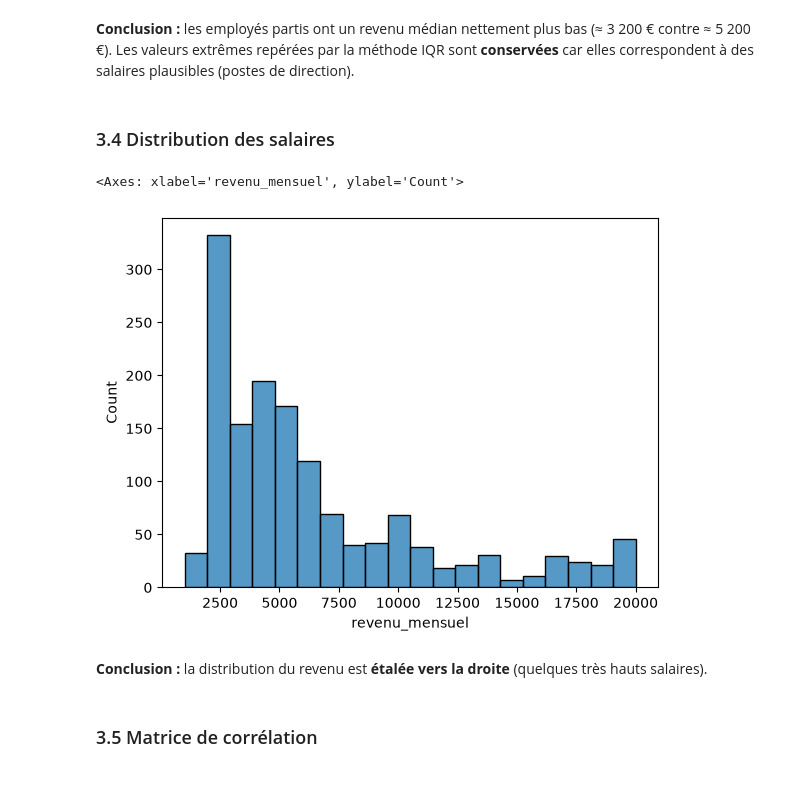
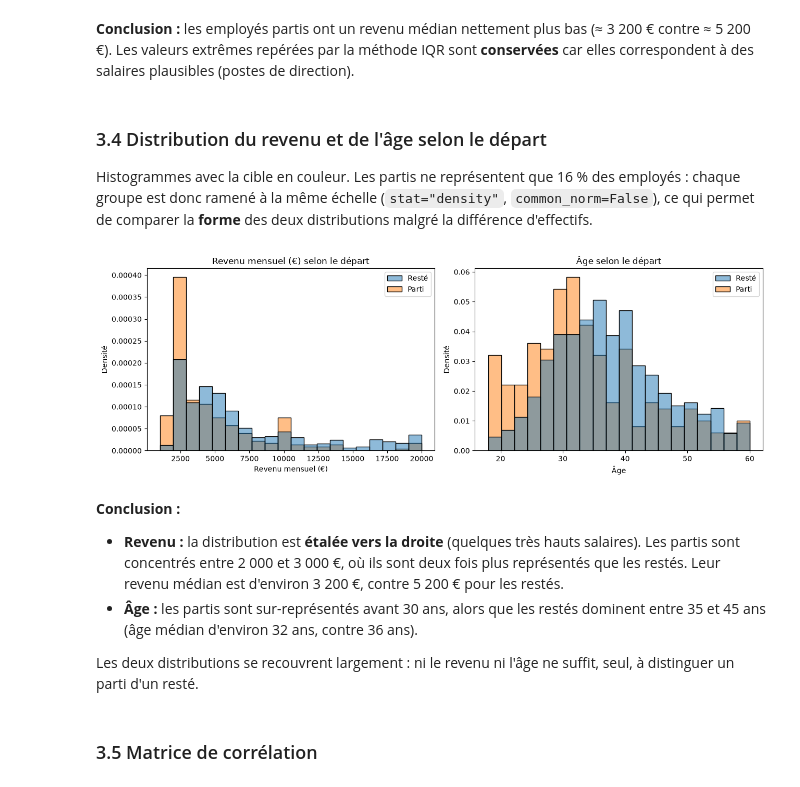
Before and after one commit to florent-lalot/projet10-attrition-esn, a Jupyter notebook: 01_exploration.ipynb, the cells around one changed output. Cells and saved outputs as stored; diff of their text form; code cells hidden in the pictures.

Commit message:
Exploration : histogrammes du revenu et de l'âge selon la cible

```diff
--- a/01_exploration.ipynb
+++ b/01_exploration.ipynb
@@ -398,14 +398,35 @@ plt.show()
 # %% [markdown]
 **Conclusion :** les employés partis ont un revenu médian nettement plus bas (≈ 3 200 € contre ≈ 5 200 €). Les valeurs extrêmes repérées par la méthode IQR sont **conservées** car elles correspondent à des salaires plausibles (postes de direction).
 # %% [markdown]
-### 3.4 Distribution des salaires
+### 3.4 Distribution du revenu et de l'âge selon le départ
+Histogrammes avec la cible en couleur. Les partis ne représentent que 16 % des employés : chaque groupe est donc ramené à la même échelle (`stat="density"`, `common_norm=False`), ce qui permet de comparer la **forme** des deux distributions malgré la différence d'effectifs.
 # %%
-sns.histplot(df["revenu_mensuel"])
+depart = df["a_quitte_l_entreprise"].map({0: "Resté", 1: "Parti"})
+
+fig, axes = plt.subplots(1, 2, figsize=(13, 4.5))
+
+for ax, colonne, titre in zip(axes, ["revenu_mensuel", "age"],
+                              ["Revenu mensuel (€)", "Âge"]):
+    sns.histplot(
+        data=df, x=colonne, hue=depart, hue_order=["Resté", "Parti"],
+        stat="density", common_norm=False,
+        bins=20, alpha=0.5, ax=ax,
+    )
+    ax.set_xlabel(titre)
+    ax.set_ylabel("Densité")
+    ax.set_title(f"{titre} selon le départ")
+    ax.get_legend().set_title("")
+
+plt.tight_layout()
+plt.show()
 # %% [output]
-<Axes: xlabel='revenu_mensuel', ylabel='Count'>
-[figure, old version]
+[figure, new version]
 # %% [markdown]
-**Conclusion :** la distribution du revenu est **étalée vers la droite** (quelques très hauts salaires).
+**Conclusion :**
+- **Revenu :** la distribution est **étalée vers la droite** (quelques très hauts salaires). Les partis sont concentrés entre 2 000 et 3 000 €, où ils sont deux fois plus représentés que les restés. Leur revenu médian est d'environ 3 200 €, contre 5 200 € pour les restés.
+- **Âge :** les partis sont sur-représentés avant 30 ans, alors que les restés dominent entre 35 et 45 ans (âge médian d'environ 32 ans, contre 36 ans).
+
+Les deux distributions se recouvrent largement : ni le revenu ni l'âge ne suffit, seul, à distinguer un parti d'un resté.
 # %% [markdown]
 ### 3.5 Matrice de corrélation
 # %%
```
